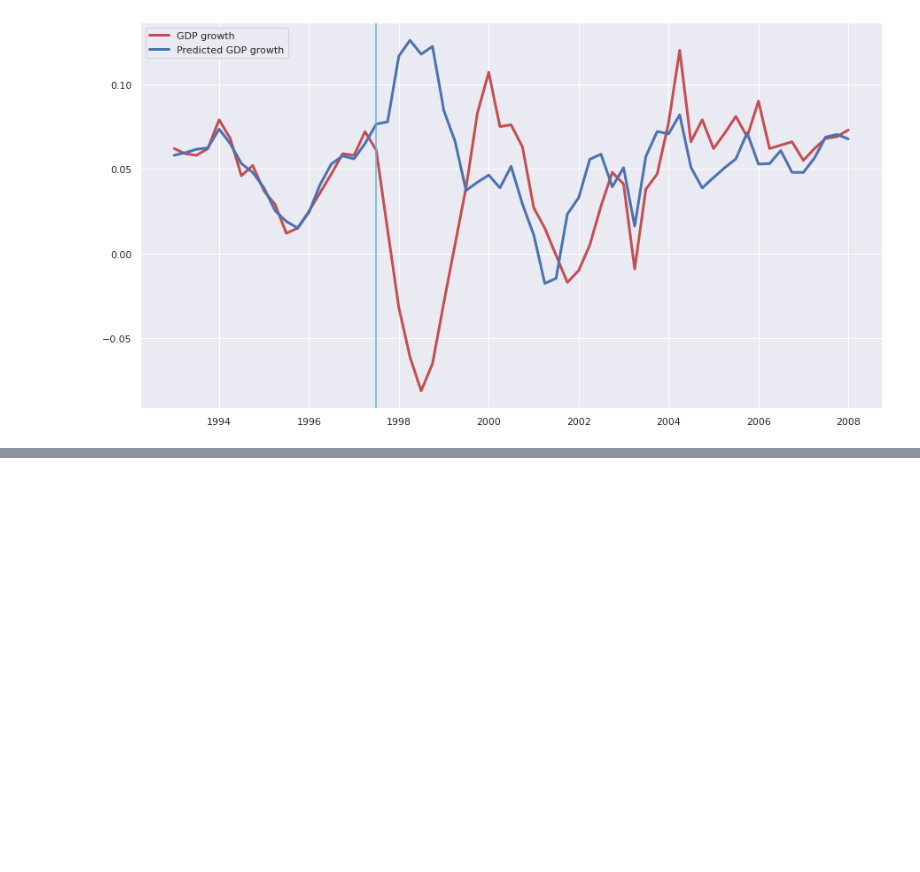
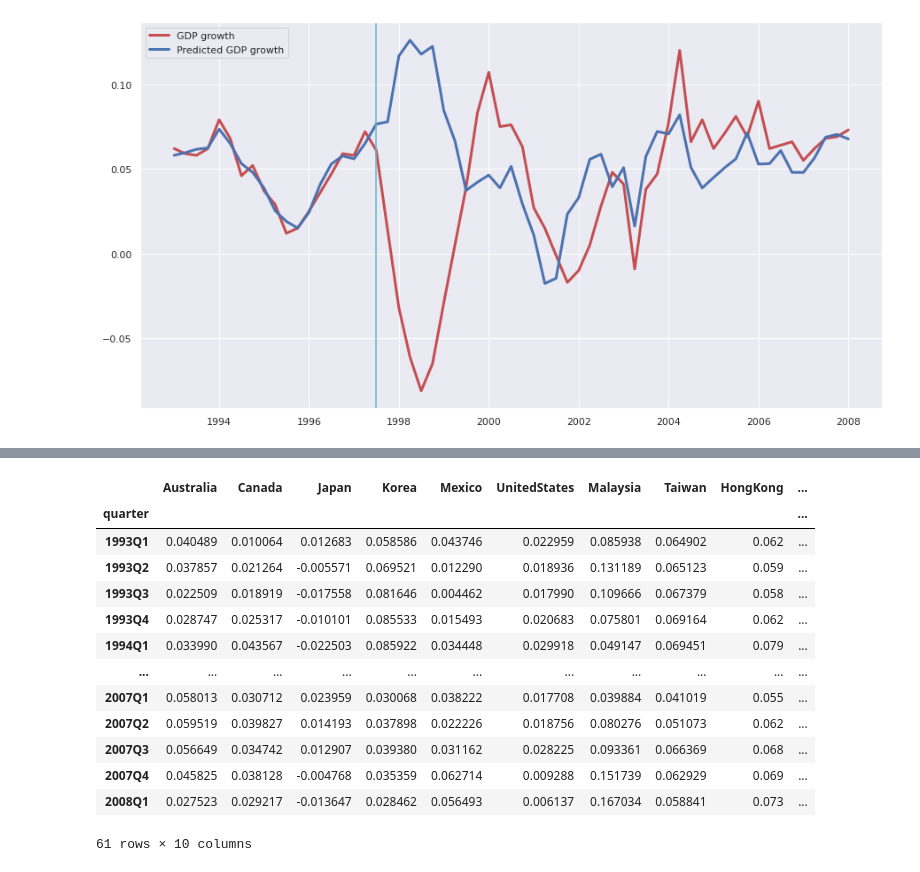
Before and after one commit to sijichun/PythonTutor, a Jupyter notebook: T28_regression_lasso.ipynb, the cells around one changed output, grey strips where cells are left out. Cells and saved outputs as stored; diff of their text form; code cells hidden in the pictures; blank space fills up the shorter version.

```diff
--- a/T28_regression_lasso.ipynb
+++ b/T28_regression_lasso.ipynb
@@ -753,0 +828,22 @@ plt.show()
+# %%
+y=pre1997['HongKong']
+X=pre1997.drop("HongKong",axis=1)
+reg=linear_model.LinearRegression().fit(X,y)## 训练模型
+predicted=reg.predict(data_ols.drop("HongKong",axis=1))
+data_ols['predict_HongKong']=predicted
+data_ols
+# %% [output]
+|  | Australia | Canada | Japan | Korea | Mexico | UnitedStates | Malaysia | Taiwan | HongKong | ... |
+| quarter |  |  |  |  |  |  |  |  |  | ... |
+| 1993Q1 | 0.040489 | 0.010064 | 0.012683 | 0.058586 | 0.043746 | 0.022959 | 0.085938 | 0.064902 | 0.062 | ... |
+| 1993Q2 | 0.037857 | 0.021264 | -0.005571 | 0.069521 | 0.012290 | 0.018936 | 0.131189 | 0.065123 | 0.059 | ... |
+| 1993Q3 | 0.022509 | 0.018919 | -0.017558 | 0.081646 | 0.004462 | 0.017990 | 0.109666 | 0.067379 | 0.058 | ... |
+| 1993Q4 | 0.028747 | 0.025317 | -0.010101 | 0.085533 | 0.015493 | 0.020683 | 0.075801 | 0.069164 | 0.062 | ... |
+| 1994Q1 | 0.033990 | 0.043567 | -0.022503 | 0.085922 | 0.034448 | 0.029918 | 0.049147 | 0.069451 | 0.079 | ... |
+| ... | ... | ... | ... | ... | ... | ... | ... | ... | ... | ... |
+| 2007Q1 | 0.058013 | 0.030712 | 0.023959 | 0.030068 | 0.038222 | 0.017708 | 0.039884 | 0.041019 | 0.055 | ... |
+| 2007Q2 | 0.059519 | 0.039827 | 0.014193 | 0.037898 | 0.022226 | 0.018756 | 0.080276 | 0.051073 | 0.062 | ... |
+| 2007Q3 | 0.056649 | 0.034742 | 0.012907 | 0.039380 | 0.031162 | 0.028225 | 0.093361 | 0.066369 | 0.068 | ... |
+| 2007Q4 | 0.045825 | 0.038128 | -0.004768 | 0.035359 | 0.062714 | 0.009288 | 0.151739 | 0.062929 | 0.069 | ... |
+| 2008Q1 | 0.027523 | 0.029217 | -0.013647 | 0.028462 | 0.056493 | 0.006137 | 0.167034 | 0.058841 | 0.073 | ... |
+61 rows × 10 columns
```
Also changed, not shown: parts of 10 cells of this notebook, 3 other files.
